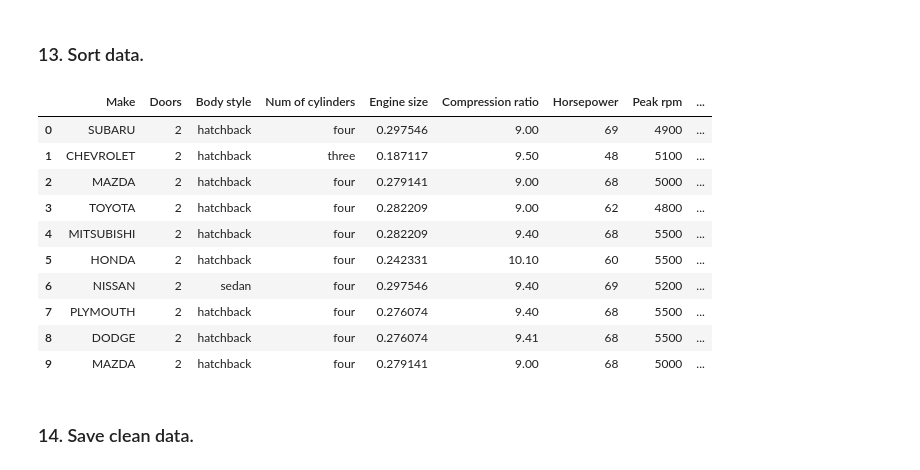
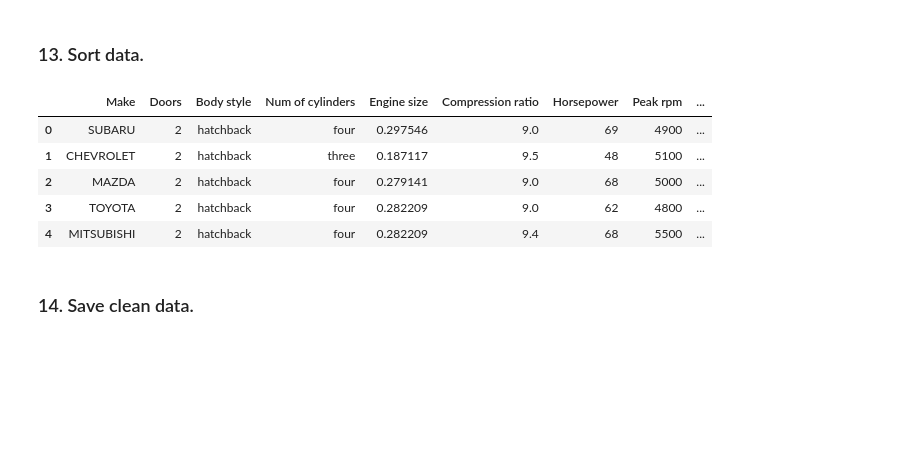
Before and after one commit to ABF1987/DataScience_CheatSheet, a Jupyter notebook: Cleaning_data.ipynb, the cells around one changed output. Saved outputs shown, nothing was run; the diff lists cells and outputs as text; code cells hidden in the pictures; blank space fills up the shorter version.

```diff
--- a/Cleaning_data.ipynb
+++ b/Cleaning_data.ipynb
@@ -534,20 +534,15 @@ df.head()
 # %%
 df.sort_values(by=['Price'], inplace=True)
 # Reset index
 df.reset_index(drop=True, inplace=True)
-df.head(10)
+df.head()
 # %% [output]
 |  | Make | Doors | Body style | Num of cylinders | Engine size | Compression ratio | Horsepower | Peak rpm | ... |
-| 0 | SUBARU | 2 | hatchback | four | 0.297546 | 9.00 | 69 | 4900 | ... |
-| 1 | CHEVROLET | 2 | hatchback | three | 0.187117 | 9.50 | 48 | 5100 | ... |
-| 2 | MAZDA | 2 | hatchback | four | 0.279141 | 9.00 | 68 | 5000 | ... |
-| 3 | TOYOTA | 2 | hatchback | four | 0.282209 | 9.00 | 62 | 4800 | ... |
-| 4 | MITSUBISHI | 2 | hatchback | four | 0.282209 | 9.40 | 68 | 5500 | ... |
-| 5 | HONDA | 2 | hatchback | four | 0.242331 | 10.10 | 60 | 5500 | ... |
-| 6 | NISSAN | 2 | sedan | four | 0.297546 | 9.40 | 69 | 5200 | ... |
-| 7 | PLYMOUTH | 2 | hatchback | four | 0.276074 | 9.40 | 68 | 5500 | ... |
-| 8 | DODGE | 2 | hatchback | four | 0.276074 | 9.41 | 68 | 5500 | ... |
-| 9 | MAZDA | 2 | hatchback | four | 0.279141 | 9.00 | 68 | 5000 | ... |
+| 0 | SUBARU | 2 | hatchback | four | 0.297546 | 9.0 | 69 | 4900 | ... |
+| 1 | CHEVROLET | 2 | hatchback | three | 0.187117 | 9.5 | 48 | 5100 | ... |
+| 2 | MAZDA | 2 | hatchback | four | 0.279141 | 9.0 | 68 | 5000 | ... |
+| 3 | TOYOTA | 2 | hatchback | four | 0.282209 | 9.0 | 62 | 4800 | ... |
+| 4 | MITSUBISHI | 2 | hatchback | four | 0.282209 | 9.4 | 68 | 5500 | ... |
 # %% [markdown]
 ### 14. Save clean data.
 # %%
```
Also changed, not shown: parts of 2 cells of this notebook.
